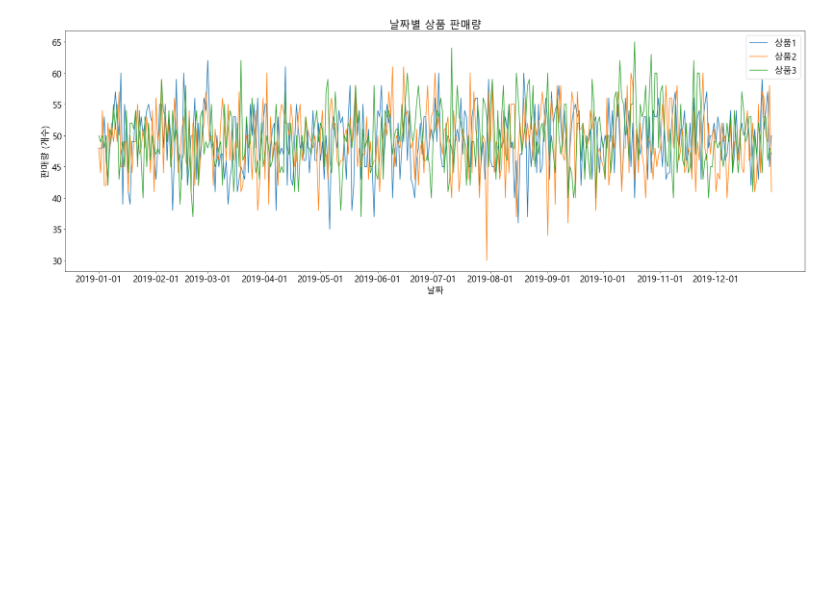
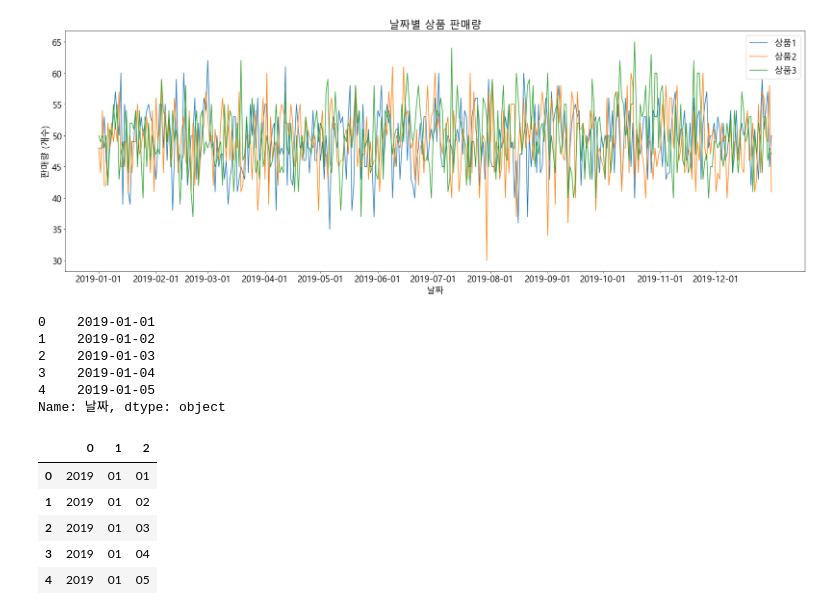
Before and after one commit to Huni0318/preprocessing, a Jupyter notebook: 07. 연습/practice1.ipynb, the cells around one changed output. Saved outputs shown, nothing was run; the diff lists cells and outputs as text; code cells hidden in the pictures; blank space fills up the shorter version.

```diff
--- a/07. 연습/practice1.ipynb
+++ b/07. 연습/practice1.ipynb
@@ -395,3 +395,21 @@ plt.xticks(xtick_range, df['날짜'].loc[xtick_range])
   Text(304, 0, '2019-11-01'),
   Text(334, 0, '2019-12-01')])
 [figure]
+# %%
+df['날짜'].head()
+# %% [output]
+0    2019-01-01
+1    2019-01-02
+2    2019-01-03
+3    2019-01-04
+4    2019-01-05
+Name: 날짜, dtype: object
+# %%
+df['날짜'].str.split('-', expand = True).head()
+# %% [output]
+|  | 0 | 1 | 2 |
+| 0 | 2019 | 01 | 01 |
+| 1 | 2019 | 01 | 02 |
+| 2 | 2019 | 01 | 03 |
+| 3 | 2019 | 01 | 04 |
+| 4 | 2019 | 01 | 05 |
```
